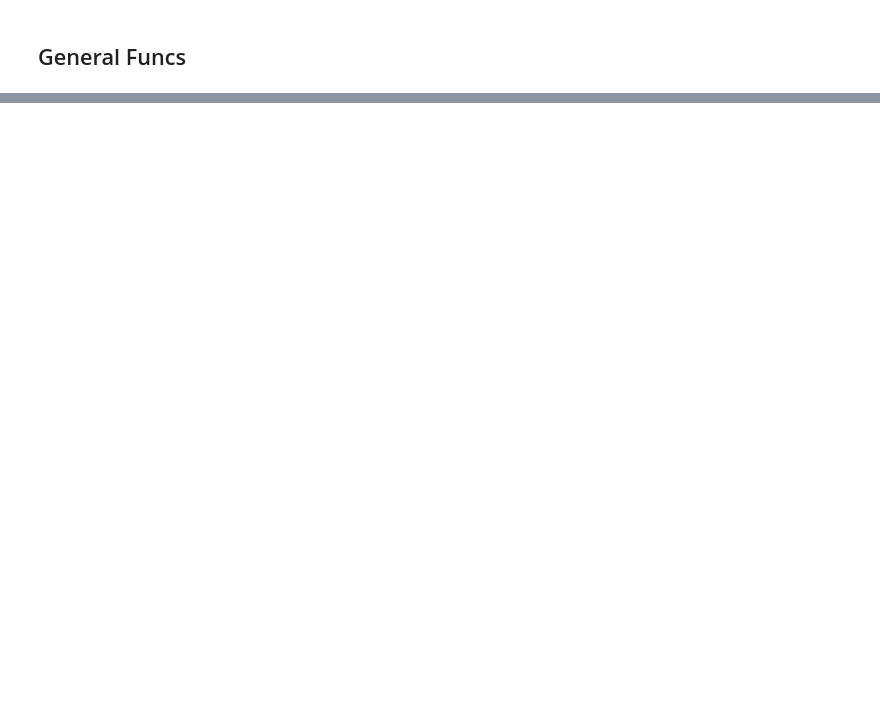
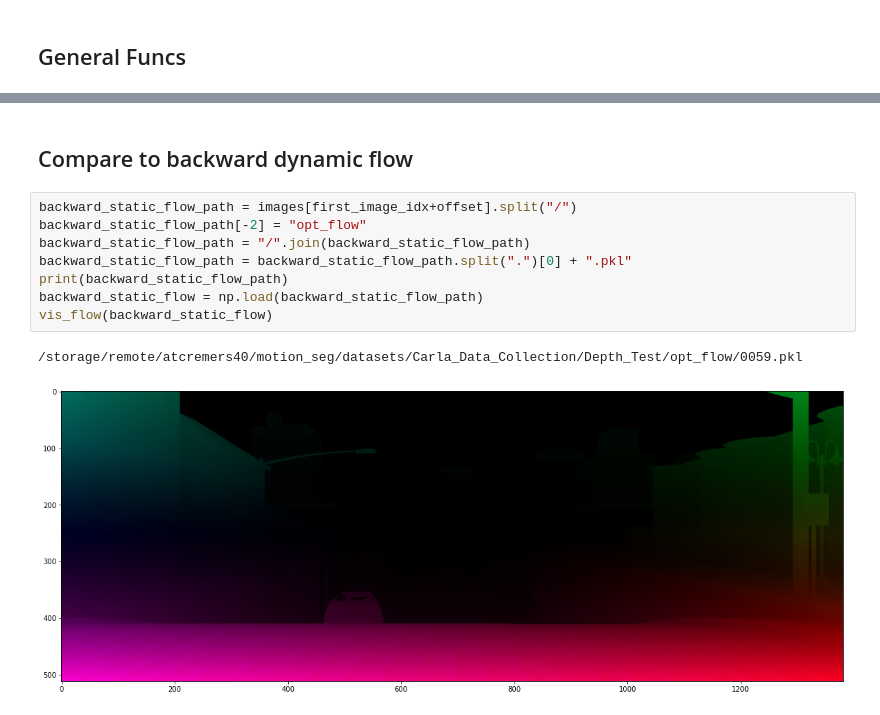
Before and after one commit to jonasdieker/motion_segmentation, a Jupyter notebook: unsupervised/static_scene_flow.ipynb, the cells around one changed output, grey strips where cells are left out. Saved outputs shown, nothing was run; the diff lists cells and outputs as text; blank space fills up the shorter version.

```diff
--- a/unsupervised/static_scene_flow.ipynb
+++ b/unsupervised/static_scene_flow.ipynb
@@ -183,0 +206,13 @@ opt_flow = get_flow(depth0, 1382, 512, trs)
+# %% [markdown]
+## Compare to backward dynamic flow
+# %%
+backward_static_flow_path = images[first_image_idx+offset].split("/")
+backward_static_flow_path[-2] = "opt_flow"
+backward_static_flow_path = "/".join(backward_static_flow_path)
+backward_static_flow_path = backward_static_flow_path.split(".")[0] + ".pkl"
+print(backward_static_flow_path)
+backward_static_flow = np.load(backward_static_flow_path)
+vis_flow(backward_static_flow)
+# %% [output]
+/storage/remote/atcremers40/motion_seg/datasets/Carla_Data_Collection/Depth_Test/opt_flow/0059.pkl
+[figure, added]
```
Also changed, not shown: parts of 13 cells of this notebook, 1 other file.
